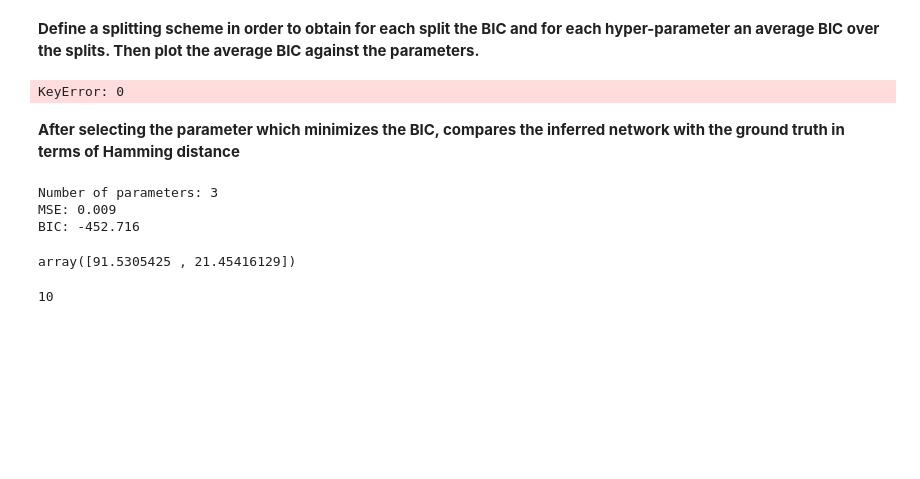
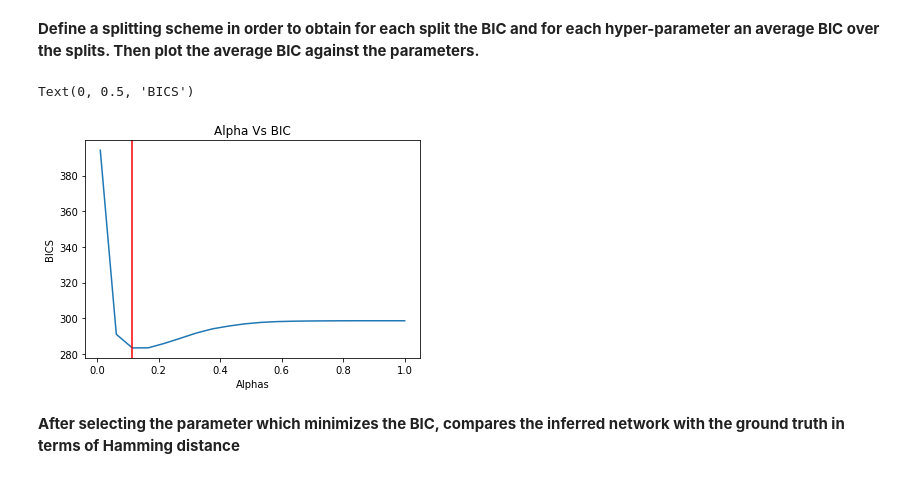
Before and after one commit to mosemb/AdvancedMachineLearning, a Jupyter notebook: Lab8/Lab-GraphLasso/Graphical Lasso Lab.ipynb, the cells around one changed output. Saved outputs shown, nothing was run; the diff lists cells and outputs as text; code cells hidden in the pictures; blank space fills up the shorter version.

```diff
--- a/Lab8/Lab-GraphLasso/Graphical Lasso Lab.ipynb
+++ b/Lab8/Lab-GraphLasso/Graphical Lasso Lab.ipynb
@@ -292,0 +387,3 @@ results[1].get_params()
+# %%
+#Returned values
+results = best_alpha_with_bic(data)
@@ -292,0 +395,6 @@ results[1].get_params()
+# %%
+#Get its index
+indexbestbic = results[0].index(min(results[0]))
+# %%
+#Get the best alpha
+best_aphacv = results[1][indexbestbic]
@@ -293,55 +404,13 @@ results[1].get_params()
 # %% [markdown]
 **Define a splitting scheme in order to obtain for each split the BIC and for each hyper-parameter an average BIC over the splits. Then plot the average BIC against the parameters.**
-# %%
-#alphas = model2.cv_results_
-bics = []
-for i in alphas:
-    model = GraphicalLasso(alphas=i)
-    model.fit(data)
-    bic(data)
-    bics.append(bic(data))
-    print(i)
-# %% [output]
-KeyError: 0
+# %%
+plt.plot(results[1],results[0])
+plt.title("Alpha Vs BIC")
+plt.axvline(best_aphacv, color='red')
+plt.xlabel("Alphas")
+plt.ylabel("BICS")
+# %% [output]
+Text(0, 0.5, 'BICS')
+[figure, added]
 # %% [markdown]
 **After selecting the parameter which minimizes the BIC, compares the inferred network with the ground truth in terms of Hamming distance**
-# %%
-# calculate bayesian information criterion for a linear regression model
-from math import log
-from sklearn.datasets import make_regression
-from sklearn.linear_model import LinearRegression
-from sklearn.metrics import mean_squared_error
-
-# calculate bic for regression
-def calculate_bic(n, mse, num_params):
-	bic = n * log(mse) + num_params * log(n)
-	return bic
-
-# generate dataset
-X, y = make_regression(n_samples=100, n_features=2, noise=0.1)
-# define and fit the model on all data
-model = LinearRegression()
-model.fit(X, y)
-# number of parameters
-num_params = len(model.coef_) + 1
-print('Number of parameters: %d' % (num_params))
-# predict the training set
-yhat = model.predict(X)
-# calculate the error
-mse = mean_squared_error(y, yhat)
-print('MSE: %.3f' % mse)
-# calculate the bic
-bic = calculate_bic(len(y), mse, num_params)
-print('BIC: %.3f' % bic)
-# %% [output]
-Number of parameters: 3
-MSE: 0.009
-BIC: -452.716
-# %%
-model.coef_
-# %% [output]
-array([91.5305425 , 21.45416129])
-# %%
-len (model2.get_params(deep=True))
-# %% [output]
-10
```
Also changed, not shown: parts of 25 cells of this notebook.
